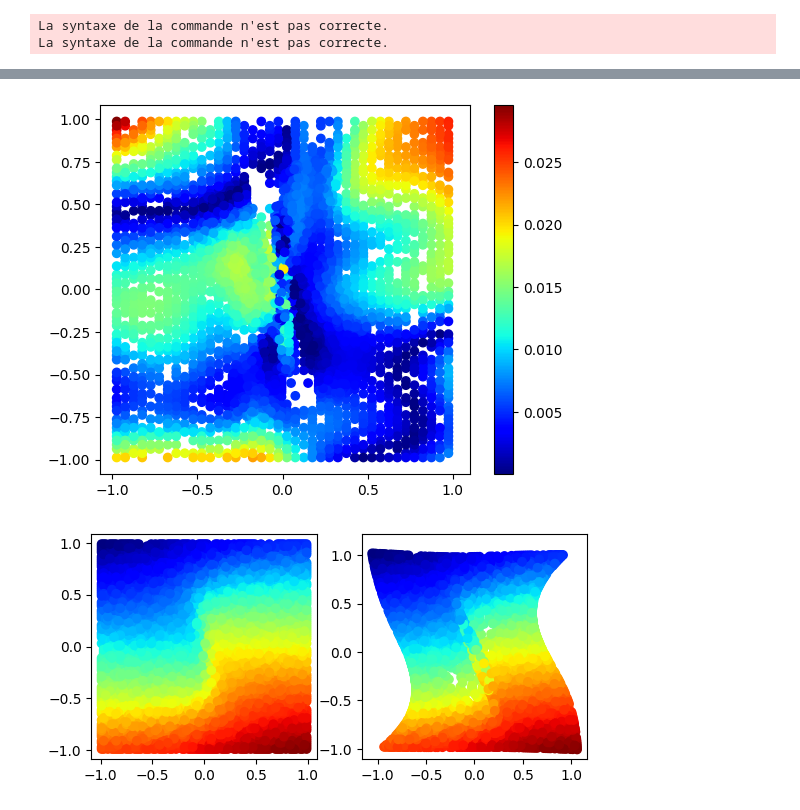
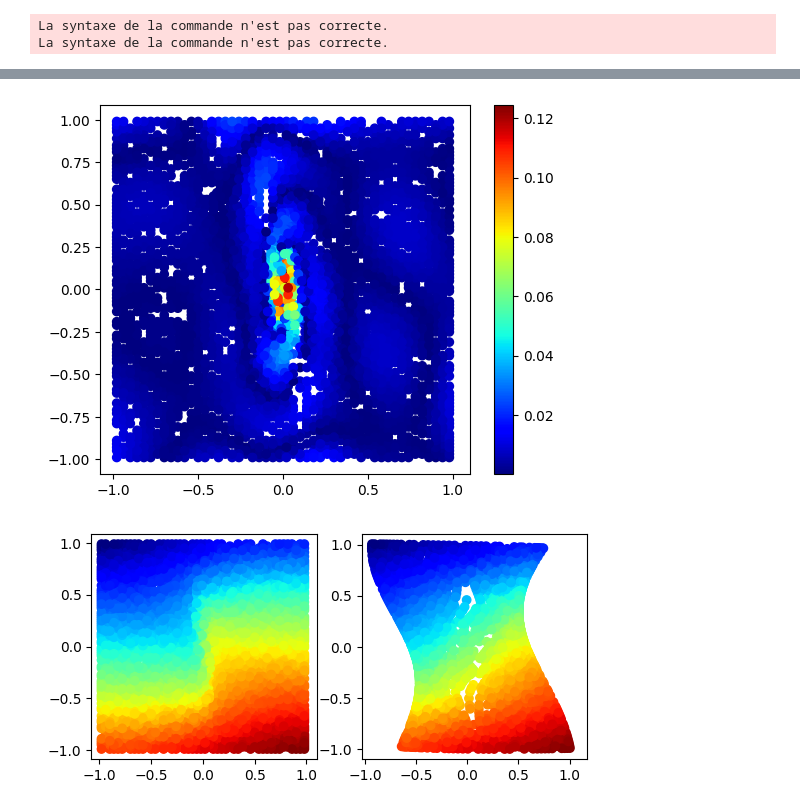
Before and after one commit to Centre-automatique-et-systemes/learn_observe_KKL, a Jupyter notebook: jupyter_notebooks/2_tut_supervised_duffing.ipynb, the cells around one changed output, grey strips where cells are left out. Cells and saved outputs as stored; diff of their text form; code cells hidden in the pictures.

```diff
--- a/jupyter_notebooks/2_tut_supervised_duffing.ipynb
+++ b/jupyter_notebooks/2_tut_supervised_duffing.ipynb
@@ -36,7 +36,7 @@ observer = LuenbergerObserver(dim_x=2, dim_y=1, method='Supervised', recon_lambd
 observer.set_dynamics(system)
 # Generate (x_i, z_i) data by running system backward, then system + observer
 # forward in time
-data,grid = observer.generate_data_svl(np.array([[-1, 1.], [-1., 1.]]), [20,20],
+data,grid = observer.generate_data_svl(np.array([[-1, 1.], [-1., 1.]]), [50,50],
                                   method='adaptative')
 # %%
 data, val_data = train_test_split(data, test_size=0.3, shuffle=True)
@@ -260,10 +268,10 @@ plt.show()
 # %%
-plt.scatter(x_mesh[:,0],x_mesh[:,1],c = erreur_z[:,2],cmap='jet')
+plt.scatter(x_mesh[:,0],x_mesh[:,1],c = erreur_z[:,1],cmap='jet')
 plt.axis('square')
 plt.colorbar()
 plt.show()
 # %% [output]
-[figure, old version]
+[figure, new version]
 # %%
 im,(ax1,ax2) = plt.subplots(1,2)
 ax1.scatter(x_mesh[:,0],x_mesh[:,1],c=z_hat[:,0],cmap='jet')
@@ -272,4 +280,4 @@ ax2.scatter(x_hat[:,0].detach(),x_hat[:,1].detach(),c=z_hat[:,0],cmap='jet')
 ax2.axis('square')
 plt.show()
 # %% [output]
-[figure, old version]
+[figure, new version]
```
Also changed, not shown: parts of 14 cells of this notebook.
